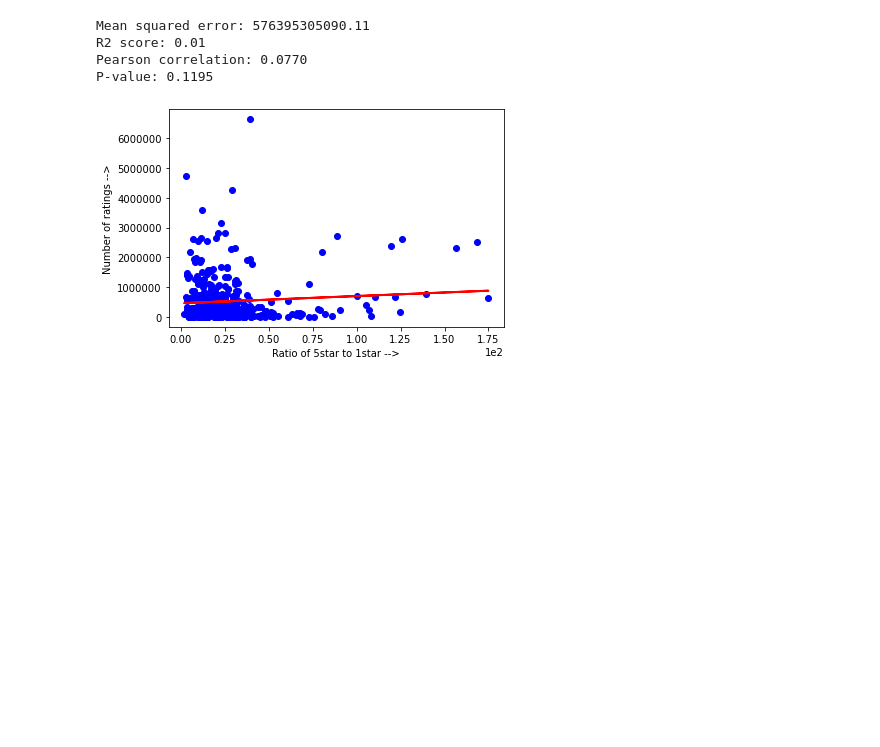
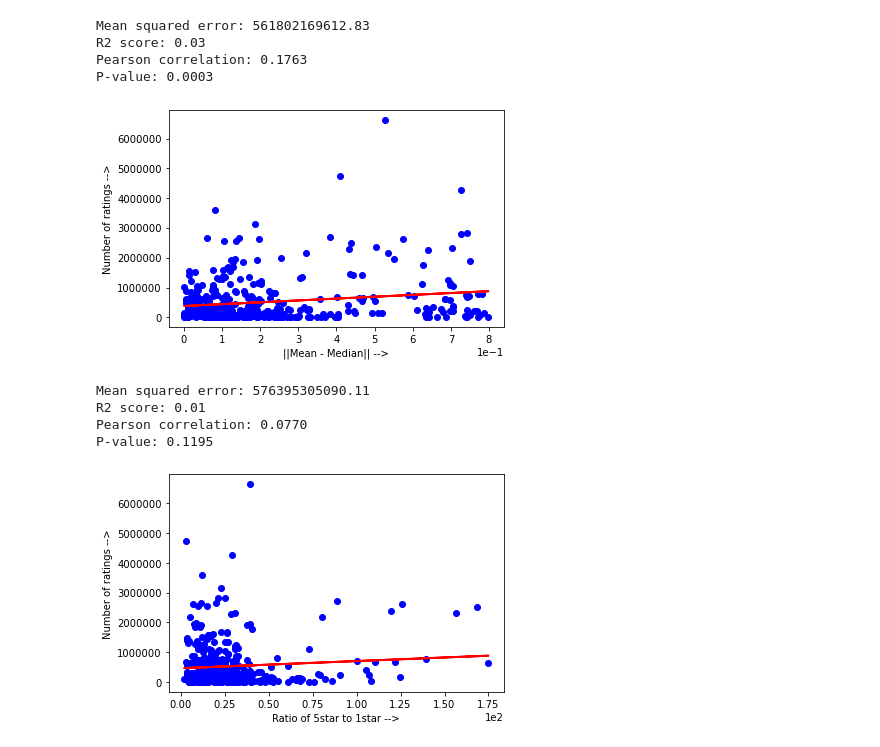
Before and after one commit to agshar96/Data-Literacy-Final-Project, a Jupyter notebook: Controversial Exploration.ipynb, the cells around one changed output. Drawn from its saved outputs; the diff is of its cells as text; code cells hidden in the pictures; blank space fills up the shorter version.

Commit message:
Mean-median graphs

```diff
--- a/Controversial Exploration.ipynb
+++ b/Controversial Exploration.ipynb
@@ -71,6 +71,11 @@ def create_regression_plot(X, Y, Y_pred, x_label, y_label, axs):
     axs.set_xlabel(x_label)
     axs.set_ylabel(y_label)
 
+def calc_mean_std_dev(ratings):
+    ratings_mean = (np.sum(np.array([5, 4, 3, 2, 1]) * ratings, axis=1)/np.sum(ratings, axis=1)).to_numpy().reshape(-1,1)
+    ratings_squared_mean = (np.sum((np.array([5, 4, 3, 2, 1]) ** 2) * ratings, axis=1)/np.sum(ratings, axis=1)).to_numpy().reshape(-1,1)
+    ratings_std_dev = np.sqrt(ratings_squared_mean - (ratings_mean ** 2))
+    return ratings_mean, ratings_std_dev
 
 def perform_regression_analysis(X, Y):
 
@@ -142,8 +147,19 @@ def do_std_dev_analysis(ratings, number_of_ratings, regress_y, plot_axs, plot_en
 
 ## Perform regression analysis by taking difference between mean and median of ratings as "Controversy Score"
 def do_mean_median_analysis(ratings, number_of_ratings, plot_axs, plot_enable=False, ylabel = "Number of ratings -->"):
-    ratings_median = np.median(ratings, axis=1).reshape(-1,1)
-    ratings_mean = np.mean(ratings, axis=1).to_numpy().reshape(-1,1)
+    median_index = number_of_ratings.reshape(-1) // 2
+    cum_ratings = np.cumsum(ratings, axis=1).to_numpy()
+    ratings_median = np.zeros_like(median_index)
+
+    for i in range(ratings.shape[0]):
+        for j in range(5):
+            if(cum_ratings[i, j] >= median_index[i]):
+                ratings_median[i] = 5 - j
+                break
+
+    ratings_median = ratings_median.reshape(-1,1)
+    ratings_mean = calc_mean_std_dev(ratings)[0]
+    #ratings_mean = np.mean(ratings, axis=1).to_numpy().reshape(-1,1)
 
     ratings_diff = abs(ratings_median - ratings_mean)
 
@@ -174,6 +190,12 @@ P-value: 0.0000
 # %%
-# fig, axs = plt.subplots()
-# do_mean_median_analysis(ratings, number_of_ratings, axs, True)
+fig, axs = plt.subplots()
+do_mean_median_analysis(ratings, number_of_ratings, axs, True)
+# %% [output]
+Mean squared error: 561802169612.83
+R2 score: 0.03
+Pearson correlation: 0.1763
+P-value: 0.0003
+[figure, added]
 # %%
 fig, axs = plt.subplots()
 do_ratio_analysis(ratings, number_of_ratings, axs, True)
```
Also changed, not shown: parts of 4 cells of this notebook.
